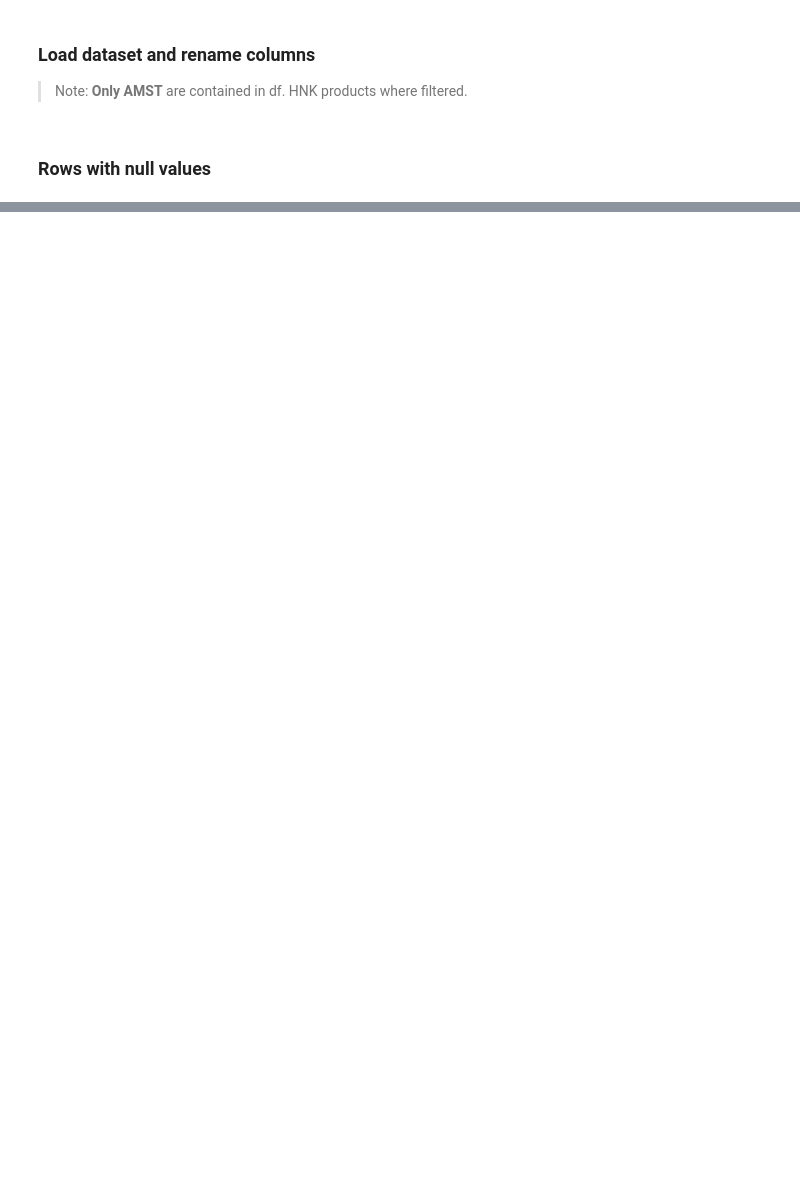
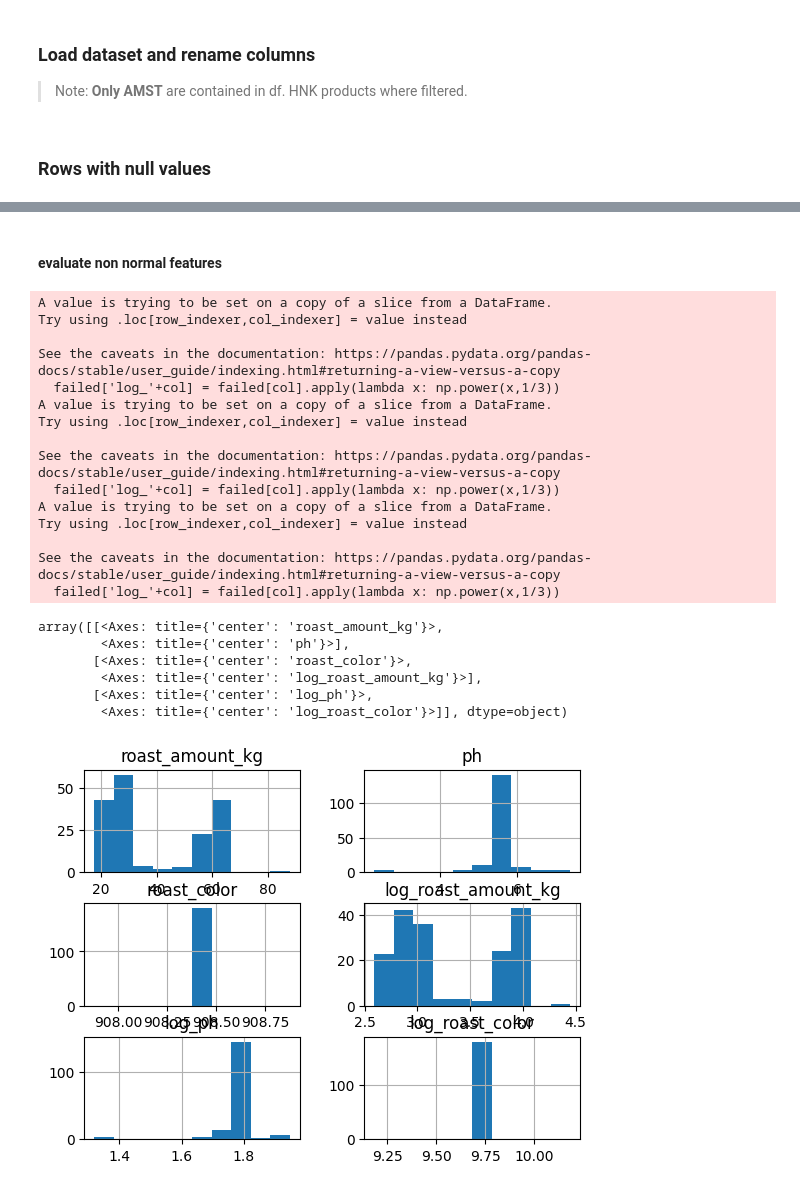
Before and after one commit to canutera/beer-color-prediction, a Jupyter notebook: notebooks/beer_color_prediction.ipynb, the cells around one changed output, grey strips where cells are left out. Drawn from its saved outputs; the diff is of its cells as text; code cells hidden in the pictures; blank space fills up the shorter version.

Commit message:
analysing ph and roast amount

```diff
--- a/notebooks/beer_color_prediction.ipynb
+++ b/notebooks/beer_color_prediction.ipynb
@@ -34,0 +71,8 @@ target.to_csv(r'..\data\test\test_data.csv', index=False)
+# %%
+import seaborn as sns
+features = (df.select_dtypes(include='number')
+             .drop(columns=['job_id','color'])
+             .dropna()
+             )
+feature_cols = features.columns
+features.describe()
@@ -34,0 +91,9 @@ target.to_csv(r'..\data\test\test_data.csv', index=False)
+# %%
+from scipy.stats import shapiro, kstest
+
+shapiro_p_value = [shapiro(df[col].values).pvalue for col in feature_cols]
+kstest_p_value = [kstest(df[col].values, 'norm').pvalue for col in feature_cols]
+normality_tests = pd.DataFrame(
+    {'columns': feature_cols, 'shapiro_p_value': shapiro_p_value, 'kstest_p_value': kstest_p_value})
+normality_tests['failed'] = normality_tests.apply(lambda row: 'yes' if row['shapiro_p_value'] > 0.05 or row['kstest_p_value'] > 0.05 else 'no', axis=1)
+normality_tests
@@ -34,0 +119,31 @@ target.to_csv(r'..\data\test\test_data.csv', index=False)
+# %% [markdown]
+#### evaluate non normal features
+# %%
+import numpy as np
+failed = df[normality_tests.query('shapiro_p_value > 0.05 or kstest_p_value > 0.05')['columns'].values]
+for col in failed.columns:
+    failed['log_'+col] = failed[col].apply(lambda x: np.power(x,1/3))
+failed.hist()
+# %% [output]
+A value is trying to be set on a copy of a slice from a DataFrame.
+Try using .loc[row_indexer,col_indexer] = value instead
+
+See the caveats in the documentation: https://pandas.pydata.org/pandas-docs/stable/user_guide/indexing.html#returning-a-view-versus-a-copy
+  failed['log_'+col] = failed[col].apply(lambda x: np.power(x,1/3))
+A value is trying to be set on a copy of a slice from a DataFrame.
+Try using .loc[row_indexer,col_indexer] = value instead
+
+See the caveats in the documentation: https://pandas.pydata.org/pandas-docs/stable/user_guide/indexing.html#returning-a-view-versus-a-copy
+  failed['log_'+col] = failed[col].apply(lambda x: np.power(x,1/3))
+A value is trying to be set on a copy of a slice from a DataFrame.
+Try using .loc[row_indexer,col_indexer] = value instead
+
+See the caveats in the documentation: https://pandas.pydata.org/pandas-docs/stable/user_guide/indexing.html#returning-a-view-versus-a-copy
+  failed['log_'+col] = failed[col].apply(lambda x: np.power(x,1/3))
+array([[<Axes: title={'center': 'roast_amount_kg'}>,
+        <Axes: title={'center': 'ph'}>],
+       [<Axes: title={'center': 'roast_color'}>,
+        <Axes: title={'center': 'log_roast_amount_kg'}>],
+       [<Axes: title={'center': 'log_ph'}>,
+        <Axes: title={'center': 'log_roast_color'}>]], dtype=object)
+[figure, added]
```
Also changed, not shown: parts of 8 cells of this notebook, 2 other files.
